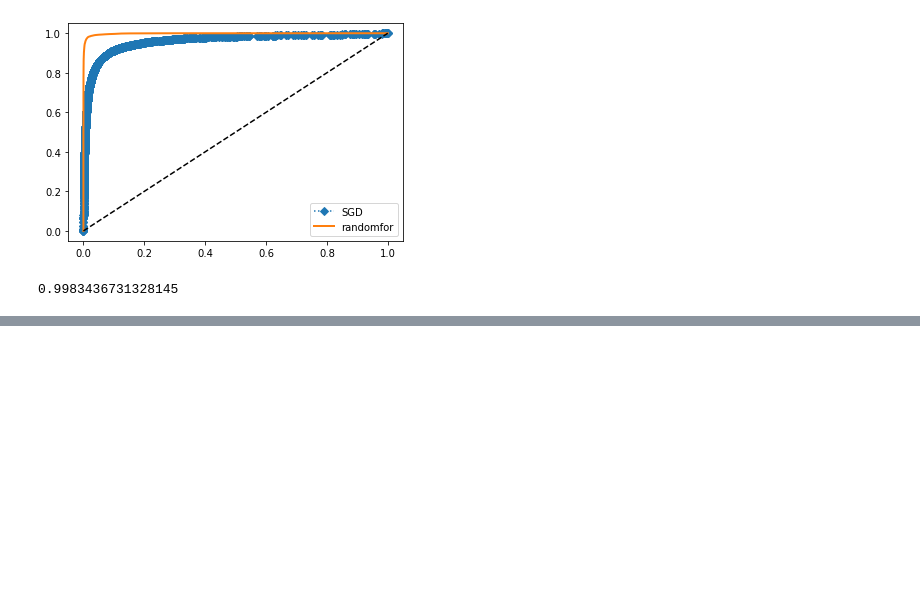
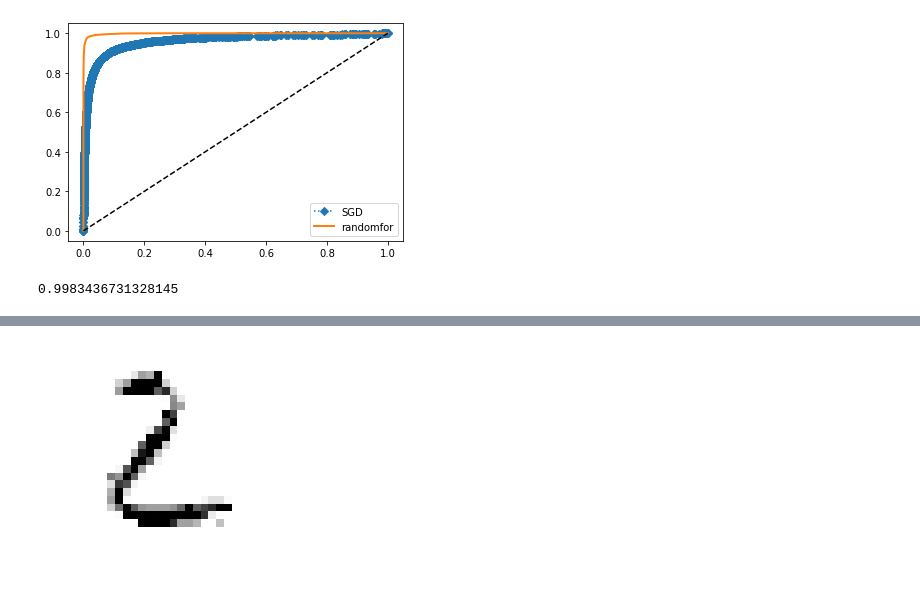
Before and after one commit to rkrkrr0101/study, a Jupyter notebook: 머신러닝/실습/실습/분류/Untitled.ipynb, the cells around one changed output, grey strips where cells are left out. Cells and saved outputs as stored; diff of their text form; code cells hidden in the pictures; blank space fills up the shorter version.

```diff
--- a/머신러닝/실습/실습/분류/Untitled.ipynb
+++ b/머신러닝/실습/실습/분류/Untitled.ipynb
@@ -178,0 +294,7 @@ roc_auc_score(ytrain5,yscoresforest)
+# %%
+noise=np.random.randint(0,100,(len(xtrain),784))
+xtrainmod=xtrain+noise
+noise=np.random.randint(0,100,(len(xtest),784))
+xtestmod=xtest+noise
+ytrainmod=xtrain
+ytestmod=xtest
@@ -178,0 +305,21 @@ roc_auc_score(ytrain5,yscoresforest)
+# %%
+import matplotlib
+def plot_digits(instances, images_per_row=10, **options):
+    size = 28
+    images_per_row = min(len(instances), images_per_row)
+    images = [instance.reshape(size,size) for instance in instances]
+    n_rows = (len(instances) - 1) // images_per_row + 1
+    row_images = []
+    n_empty = n_rows * images_per_row - len(instances)
+    images.append(np.zeros((size, size * n_empty)))
+    for row in range(n_rows):
+        rimages = images[row * images_per_row : (row + 1) * images_per_row]
+        row_images.append(np.concatenate(rimages, axis=1))
+    image = np.concatenate(row_images, axis=0)
+    plt.imshow(image, cmap = matplotlib.cm.binary, **options)
+    plt.axis("off")
+
+cleandigit=knn_clf.predict([xtestmod[1]])
+plot_digits(cleandigit)
+# %% [output]
+[figure, added]
```
Also changed, not shown: parts of 23 cells of this notebook.
